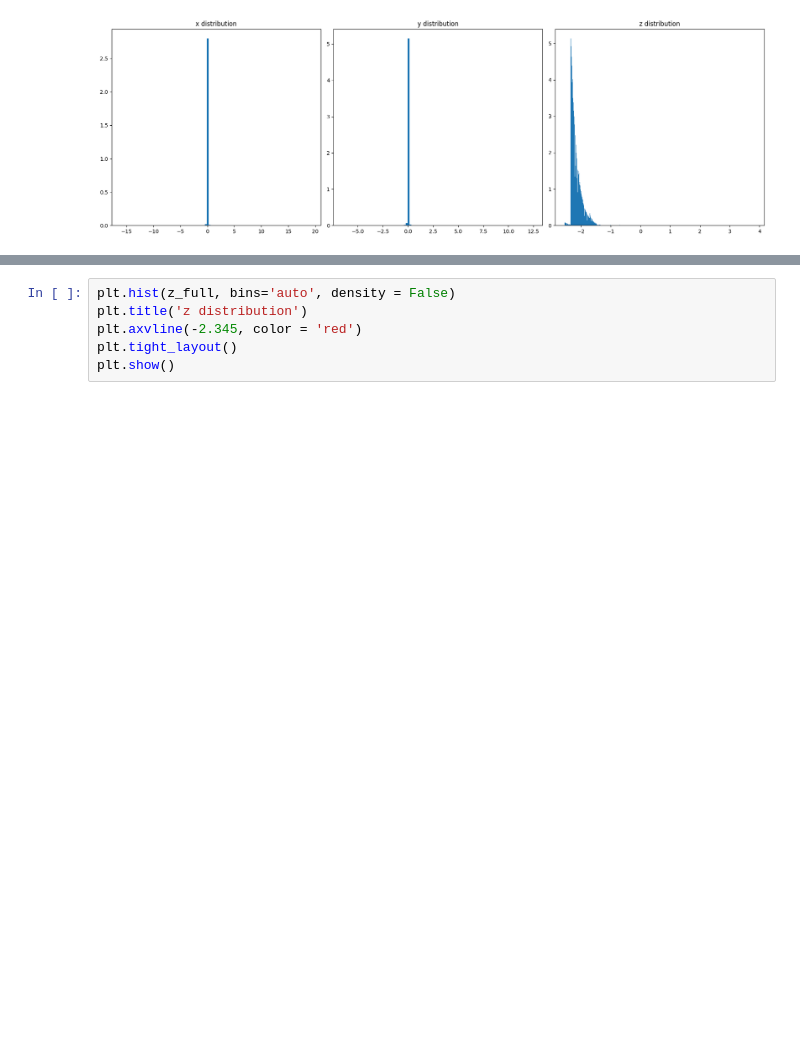
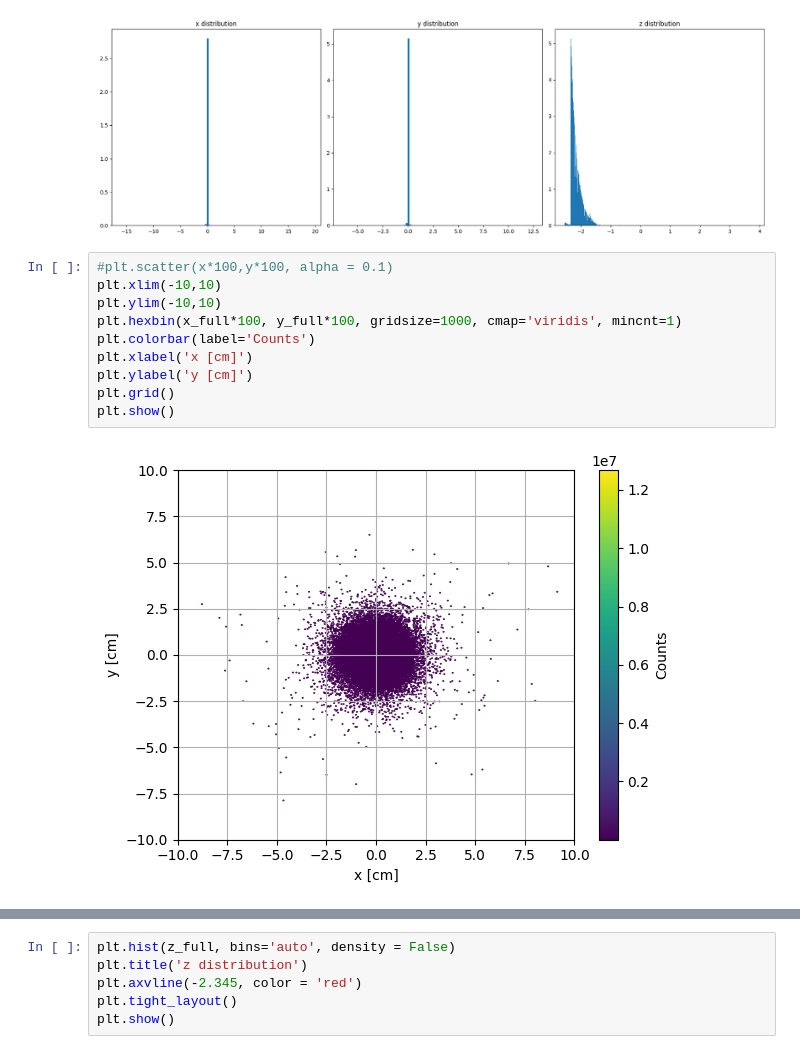
Before and after one commit to lfpc/MuonsAndMatter, a Jupyter notebook: data/see_input.ipynb, the cells around one changed output, grey strips where cells are left out. Drawn from its saved outputs; the diff is of its cells as text; blank space fills up the shorter version.

```diff
--- a/data/see_input.ipynb
+++ b/data/see_input.ipynb
@@ -104,4 +104,16 @@ plt.tight_layout()
 plt.show()
 # %% [output]
 [figure]
+# %%
+#plt.scatter(x*100,y*100, alpha = 0.1)
+plt.xlim(-10,10)
+plt.ylim(-10,10)
+plt.hexbin(x_full*100, y_full*100, gridsize=1000, cmap='viridis', mincnt=1)
+plt.colorbar(label='Counts')
+plt.xlabel('x [cm]')
+plt.ylabel('y [cm]')
+plt.grid()
+plt.show()
+# %% [output]
+[figure, added]
 # %%
```
Also changed, not shown: parts of 3 cells of this notebook, 3 other files.
